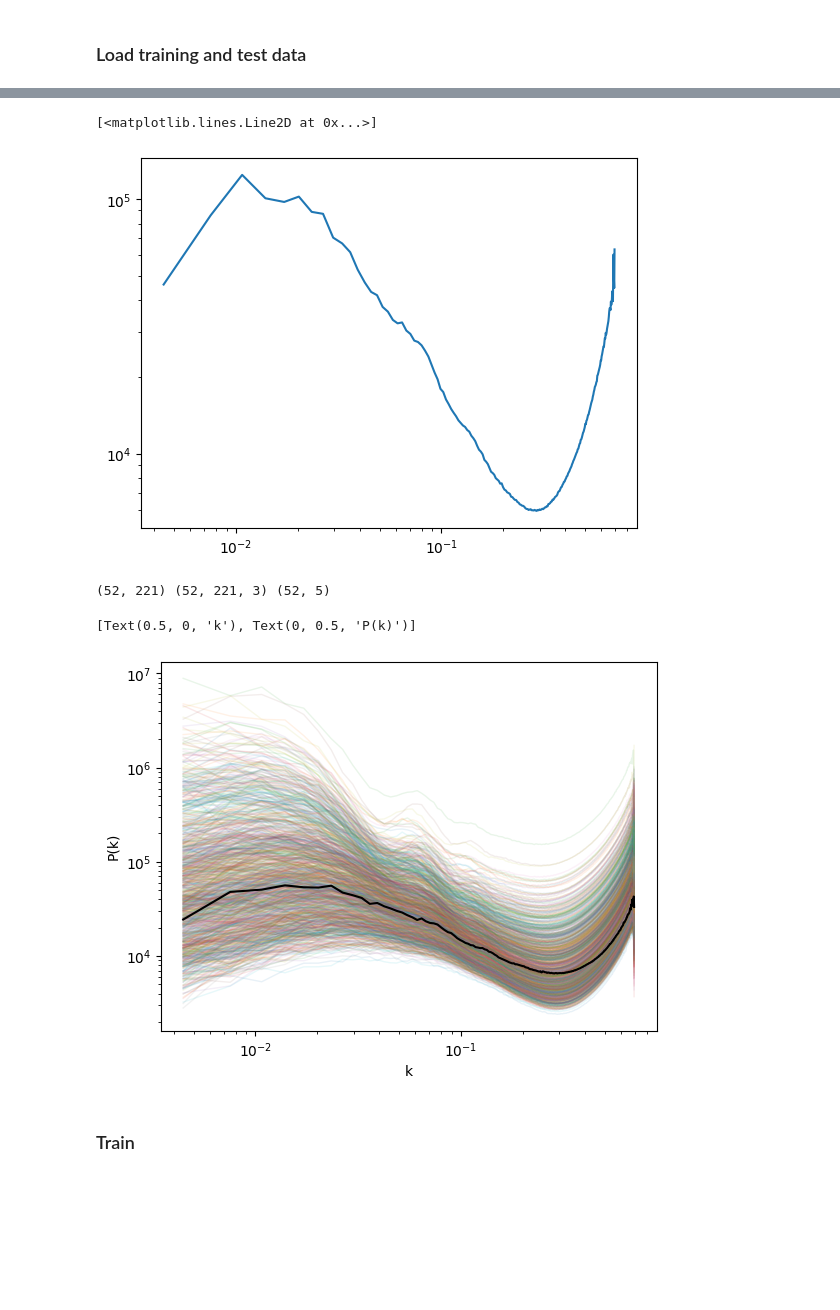
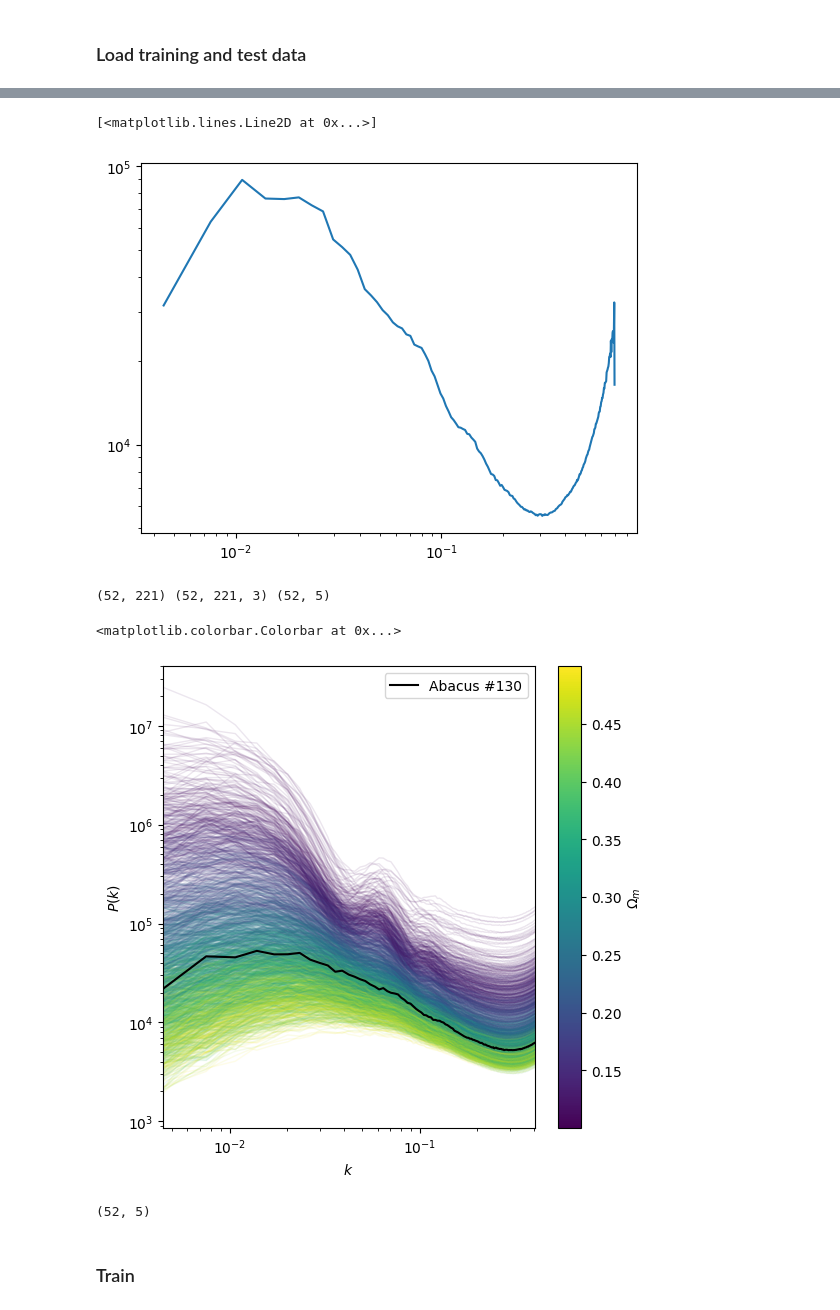
Before and after one commit to maho3/ltu-gobig, a Jupyter notebook: experiments/abacuslike/inference_abacus.ipynb, the cells around one changed output, grey strips where cells are left out. Cells and saved outputs as stored; diff of their text form; code cells hidden in the pictures; blank space fills up the shorter version.

```diff
--- a/experiments/abacuslike/inference_abacus.ipynb
+++ b/experiments/abacuslike/inference_abacus.ipynb
@@ -36,20 +36,23 @@ def get_cosmo(source_path):
     cfg = OmegaConf.load(join(source_path, 'config.yaml'))
     return np.array(cfg.nbody.cosmo)
 
-def get_halo_Pk(source_path):
+def get_halo_Pk(source_path, a):
     diag_file = join(source_path, 'diag', 'halos.h5')
     if not os.path.exists(diag_file):
         return None, None, None
     with h5py.File(diag_file, 'r') as f:
-        a = list(f.keys())[-1]
+        # a = list(f.keys())[4]
+        if a not in f.keys():
+            print(f'{a} not in {f.keys()}')
+            return None, None, None
         k = f[a]['Pk_k'][:]
         Pk = f[a]['Pk'][:]
     cosmo = get_cosmo(source_path)
     return k, Pk, cosmo
 # %%
 # Training suite
-suite = '2gpch_0704'
-sim = 'borgpm'
+suite = 'abacuslike'
+sim = 'fastpm'
 L, N = 2000, 256
 
 from cmass.utils import get_source_path
@@ -59,7 +62,7 @@ suite_path = get_source_path(wdir, suite, sim, L, N, 0)[:-2]
 
 ktrain, Pktrain, cosmotrain = [], [], []
 for lhid in tqdm(os.listdir(suite_path)):
-    k, Pk, cosmo = get_halo_Pk(join(suite_path, lhid))
+    k, Pk, cosmo = get_halo_Pk(join(suite_path, lhid), '0.666660')
     ktrain.append(k)
     Pktrain.append(Pk)
     cosmotrain.append(cosmo)
@@ -72,9 +88,9 @@ print(ktrain.shape, Pktrain.shape, cosmotrain.shape)
 # %%
-k, Pk, cosmo = get_halo_Pk(join(suite_path, str(100)))
+k, Pk, cosmo = get_halo_Pk(join(suite_path, str(100)), '0.666660')
 plt.loglog(k, Pk[:,0])
 # %% [output]
 [<matplotlib.lines.Line2D at 0x...>]
-[figure, old version]
+[figure, new version]
 # %%
 # Test suite
 suite = 'abacus'
@@ -88,7 +104,7 @@ suite_path = get_source_path(wdir, suite, sim, L, N, 0, check=False)[:-2]
 
 ktest, Pktest, cosmotest = [], [], []
 for lhid in tqdm(os.listdir(suite_path)):
-    k, Pk, cosmo = get_halo_Pk(join(suite_path, lhid))
+    k, Pk, cosmo = get_halo_Pk(join(suite_path, lhid), '0.666667')
     ktest.append(k)
     Pktest.append(Pk)
     cosmotest.append(cosmo)
@@ -104,17 +120,28 @@ cosmotest[:,1] /= (cosmotest[:,2]**2)  # correct for h^2
 # %%
 l = 0
 
-f, ax = plt.subplots()
-cmap = mpl.cm.get_cmap('viridis')
+f, ax = plt.subplots(figsize=(6,6))
+cmap = plt.get_cmap('viridis')
 Om = cosmotrain[:,0]
-for k, Pk, cosmo in zip(ktrain, Pktrain[...,0], Om):
-    omnorm = (Om-Om.min())/(Om.max()-Om.min())
-    ax.loglog(k, Pk, lw=1, alpha=0.1)
-ax.loglog(ktest[l], Pktest[l,...,0], 'k')
-ax.set(xlabel='k', ylabel='P(k)')
+omnorm = (Om-Om.min())/(Om.max()-Om.min())
+for i, (k, Pk, cosmo) in enumerate(zip(ktrain, Pktrain[...,0], Om)):
+    ax.loglog(k, Pk, lw=1, alpha=0.1, color=cmap(omnorm[i]))
+ax.loglog(ktest[l], Pktest[l,...,0], 'k', label='Abacus #130')
+ax.set(xlabel='$k$', ylabel='$P(k)$')
+nyq = np.pi*256/2000
+ax.set_xlim(k.min(), nyq)
+plt.legend()
+
+norm = mpl.colors.Normalize(vmin=Om.min(), vmax=Om.max())
+sm = mpl.cm.ScalarMappable(cmap=cmap, norm=norm)
+plt.colorbar(sm, ax=ax, label=r'$\Omega_m$')
 # %% [output]
-[Text(0.5, 0, 'k'), Text(0, 0.5, 'P(k)')]
+<matplotlib.colorbar.Colorbar at 0x...>
-[figure, old version]
+[figure, new version]
+# %%
+cosmotest.shape
+# %% [output]
+(52, 5)
 # %% [markdown]
 ### Train
 # %%
```
Also changed, not shown: parts of 17 cells of this notebook, 1 other file.
